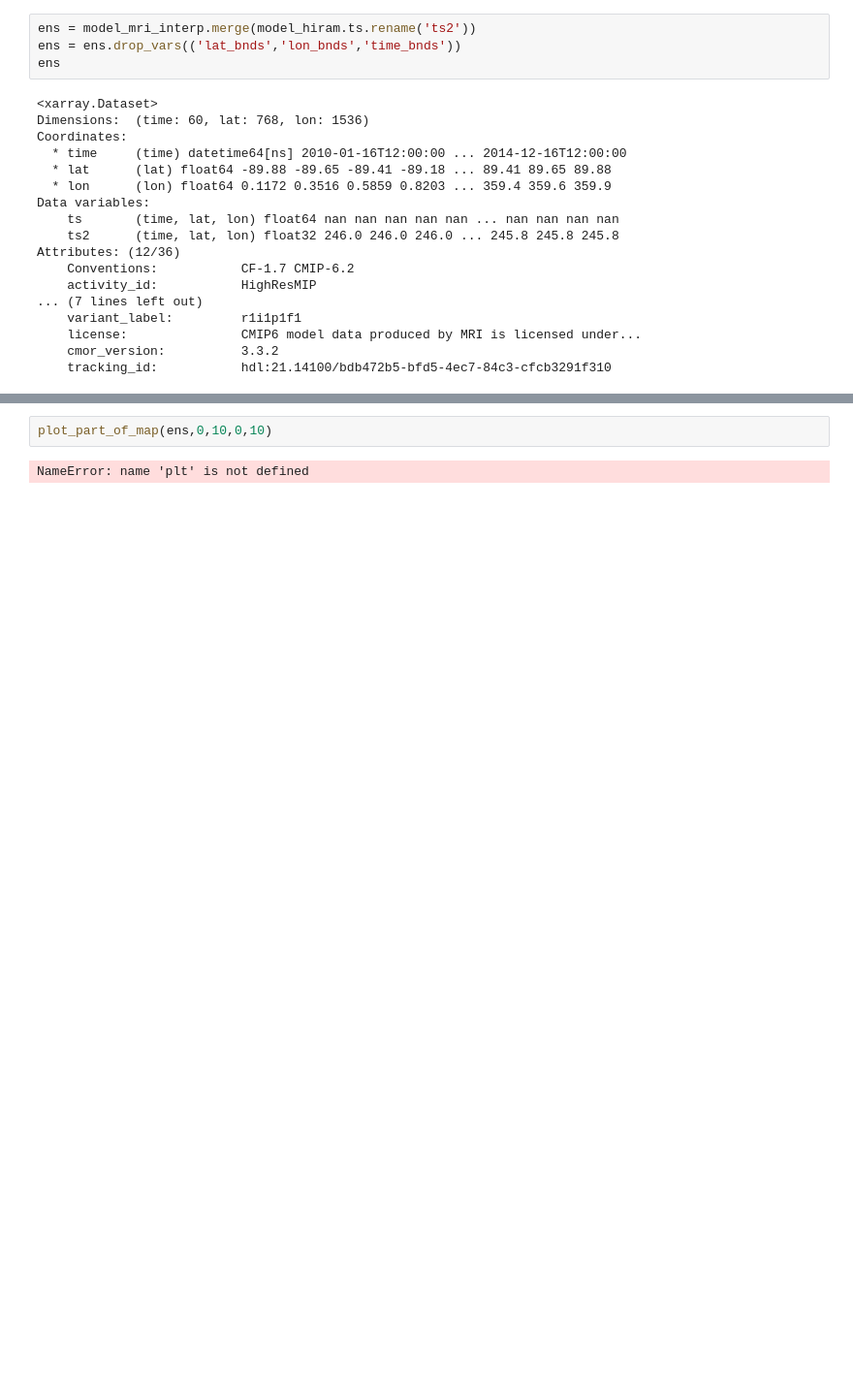
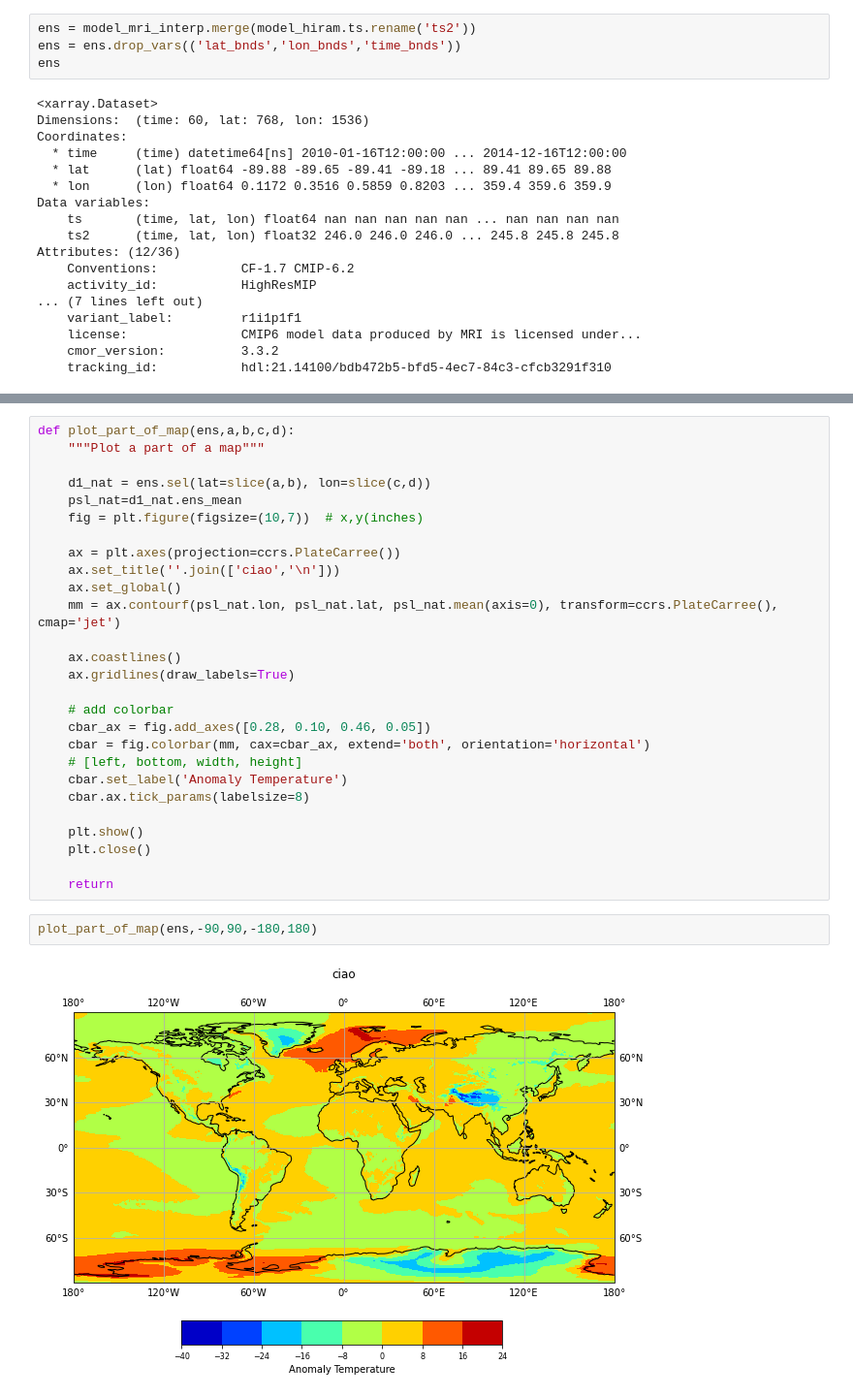
Before and after one commit to giodefa96/final_exam_envi, a Jupyter notebook: bozza/first_part.ipynb, the cells around one changed output, grey strips where cells are left out. Shown at 97% size. Cells and saved outputs as stored; diff of their text form; blank space fills up the shorter version.

```diff
--- a/bozza/first_part.ipynb
+++ b/bozza/first_part.ipynb
@@ -284,4 +285,31 @@ Text(0.5, 1.0, 'Temperature')
-# %%
-plot_part_of_map(ens,0,10,0,10)
-# %% [output]
-NameError: name 'plt' is not defined
+# %%
+def plot_part_of_map(ens,a,b,c,d):
+    """Plot a part of a map"""
+
+    d1_nat = ens.sel(lat=slice(a,b), lon=slice(c,d))
+    psl_nat=d1_nat.ens_mean
+    fig = plt.figure(figsize=(10,7))  # x,y(inches)
+
+    ax = plt.axes(projection=ccrs.PlateCarree())
+    ax.set_title(''.join(['ciao','\n']))
+    ax.set_global()
+    mm = ax.contourf(psl_nat.lon, psl_nat.lat, psl_nat.mean(axis=0), transform=ccrs.PlateCarree(), cmap='jet')
+
+    ax.coastlines()
+    ax.gridlines(draw_labels=True)
+
+    # add colorbar
+    cbar_ax = fig.add_axes([0.28, 0.10, 0.46, 0.05])
+    cbar = fig.colorbar(mm, cax=cbar_ax, extend='both', orientation='horizontal')
+    # [left, bottom, width, height]
+    cbar.set_label('Anomaly Temperature')
+    cbar.ax.tick_params(labelsize=8)
+
+    plt.show()
+    plt.close()
+
+    return
+# %%
+plot_part_of_map(ens,-90,90,-180,180)
+# %% [output]
+[figure, added]
```
Also changed, not shown: parts of 23 cells of this notebook, 3 other files.
